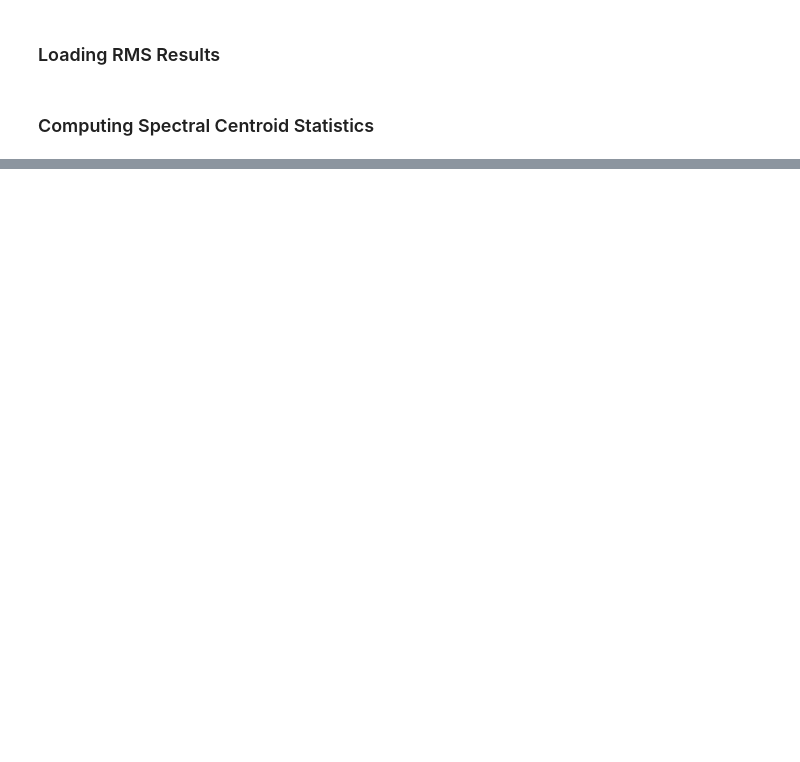
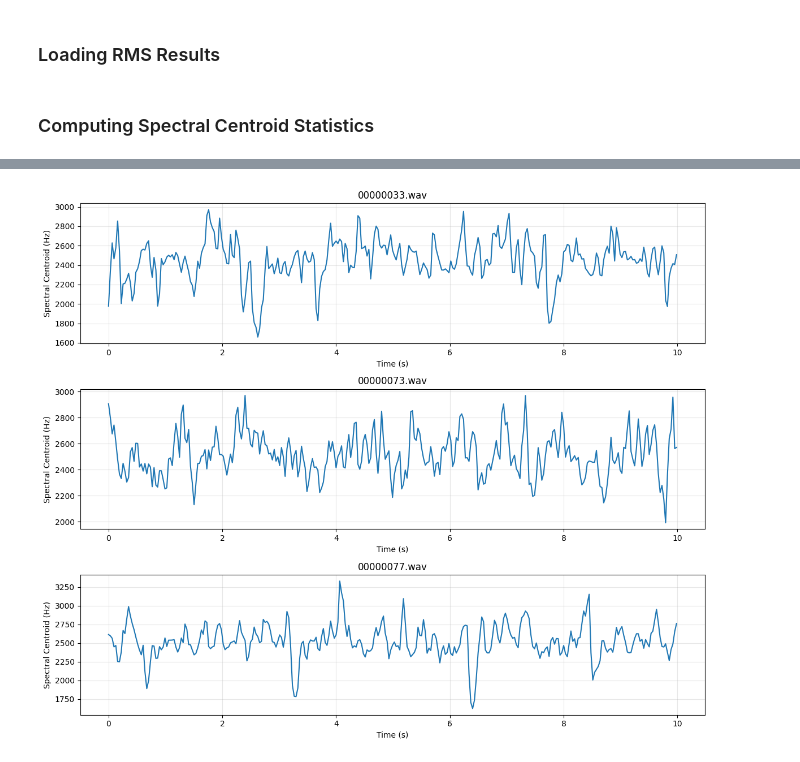
Before and after one commit to Shagun-Thakur/EchoGuard, a Jupyter notebook: notebooks/06_spectral_centroid_analysis.ipynb, the cells around one changed output, grey strips where cells are left out. Saved outputs shown, nothing was run; the diff lists cells and outputs as text; code cells hidden in the pictures; blank space fills up the shorter version.

```diff
--- a/notebooks/06_spectral_centroid_analysis.ipynb
+++ b/notebooks/06_spectral_centroid_analysis.ipynb
@@ -47,0 +166,9 @@ FileNotFoundError: [Errno 2] No such file or directory: 'C:\\MyProjects\\MIMIIRe
+# %%
+# For Group C - Obvious Anomalies
+fig, axes = plt.subplots(3, 1, figsize = (12, 10))
+for ax, (_, row) in zip(axes, group_c_stats.iterrows()):
+    signal, sr = load_channel(get_audio_path(row.file_name, row.label))
+    plot_spectral_centroid(signal, sr, ax = ax, title = row.file_name)
+    plt.tight_layout()
+# %% [output]
+[figure, added]
```
Also changed, not shown: parts of 39 cells of this notebook, 3 other files.
